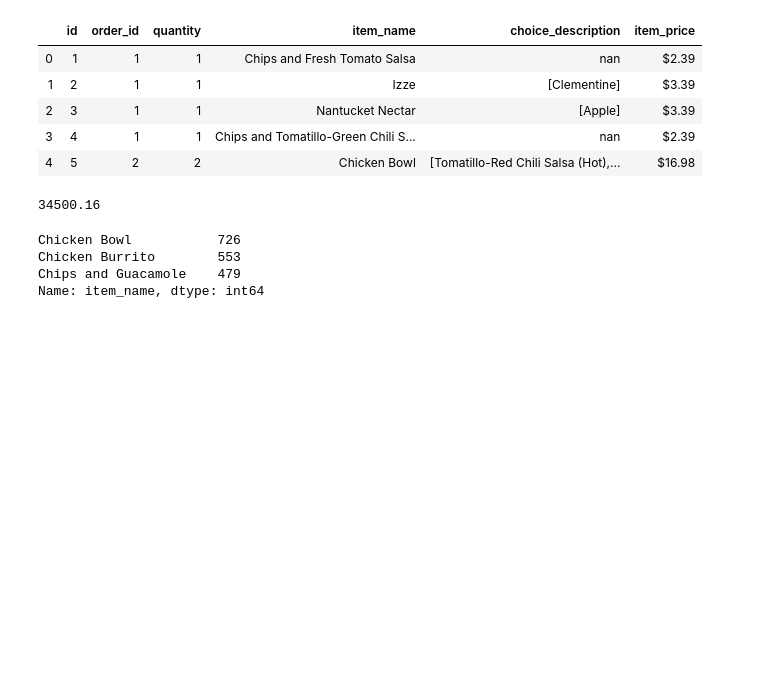
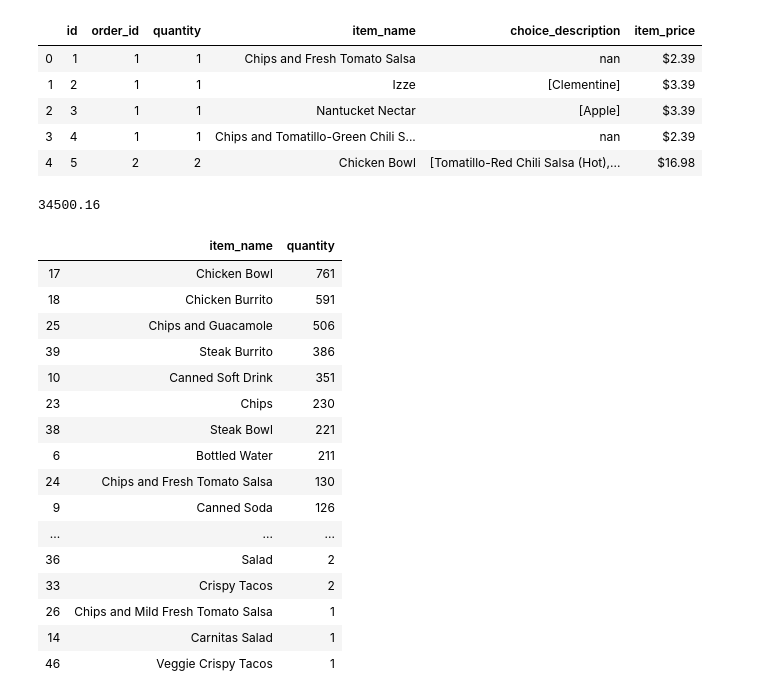
Before and after one commit to CameronGTaylor/python-exercises, a Jupyter notebook: 4.8.4.4_advanced_dataframes.ipynb, the cells around one changed output. Drawn from its saved outputs; the diff is of its cells as text; code cells hidden in the pictures; blank space fills up the shorter version.

```diff
--- a/4.8.4.4_advanced_dataframes.ipynb
+++ b/4.8.4.4_advanced_dataframes.ipynb
@@ -241,13 +241,27 @@ orders.head()
 orders.item_price.str.replace('$','').astype(float).sum()
 # %% [output]
 34500.16
-# %%
-orders.item_name.value_counts().head(3)
-# %% [output]
-Chicken Bowl           726
-Chicken Burrito        553
-Chips and Guacamole    479
-Name: item_name, dtype: int64
+# %%
+(orders.groupby('item_name').quantity.sum().reset_index()
+ .sort_values('quantity', ascending=False))#['quantity'].nlargest(3)
+# %% [output]
+|  | item_name | quantity |
+| 17 | Chicken Bowl | 761 |
+| 18 | Chicken Burrito | 591 |
+| 25 | Chips and Guacamole | 506 |
+| 39 | Steak Burrito | 386 |
+| 10 | Canned Soft Drink | 351 |
+| 23 | Chips | 230 |
+| 38 | Steak Bowl | 221 |
+| 6 | Bottled Water | 211 |
+| 24 | Chips and Fresh Tomato Salsa | 130 |
+| 9 | Canned Soda | 126 |
+| ... | ... | ... |
+| 36 | Salad | 2 |
+| 33 | Crispy Tacos | 2 |
+| 26 | Chips and Mild Fresh Tomato Salsa | 1 |
+| 14 | Carnitas Salad | 1 |
+| 46 | Veggie Crispy Tacos | 1 |
 # %%
 orders.item_price = orders.item_price.str.replace('$','').astype(float)
 # %%
```
Also changed, not shown: parts of 1 cell of this notebook, 1 other file.
